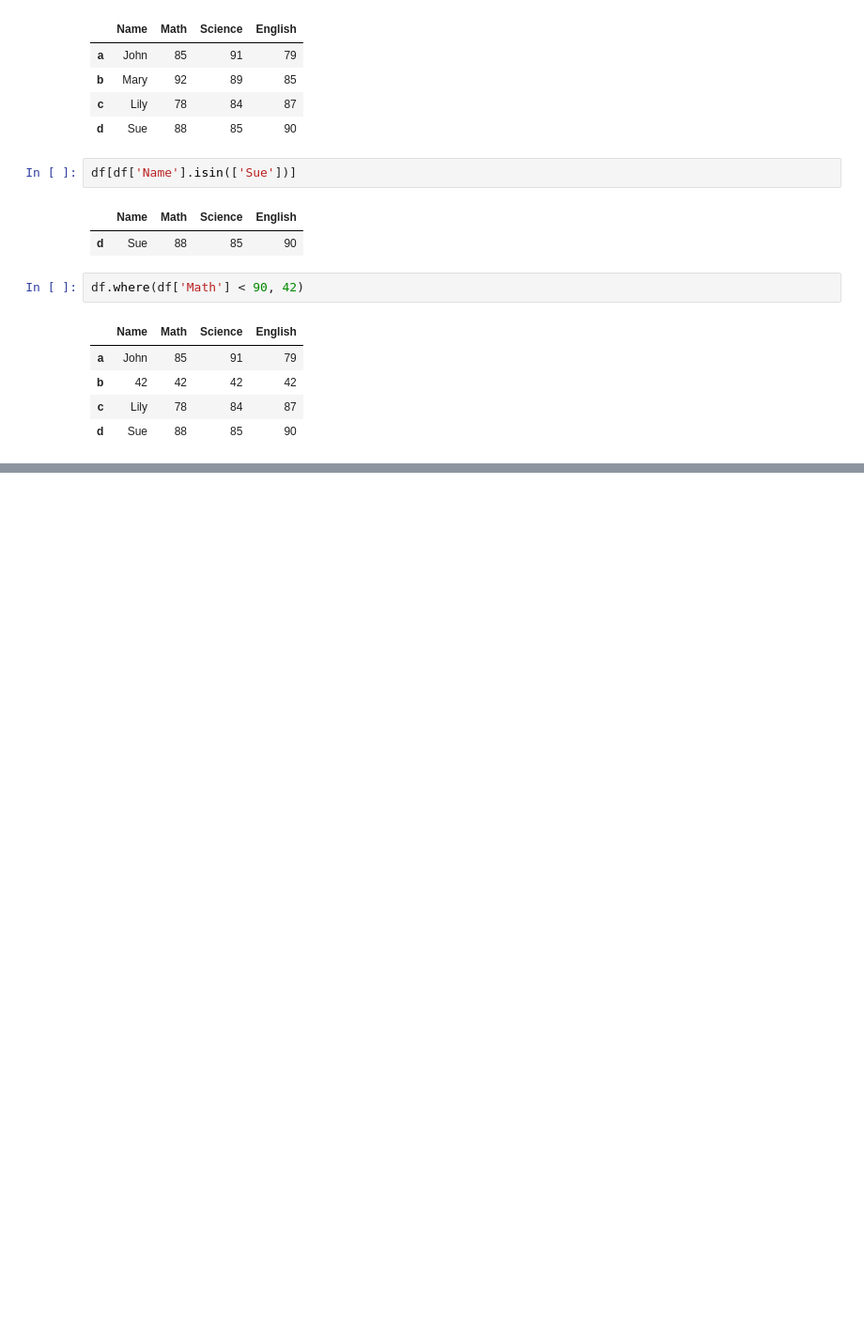
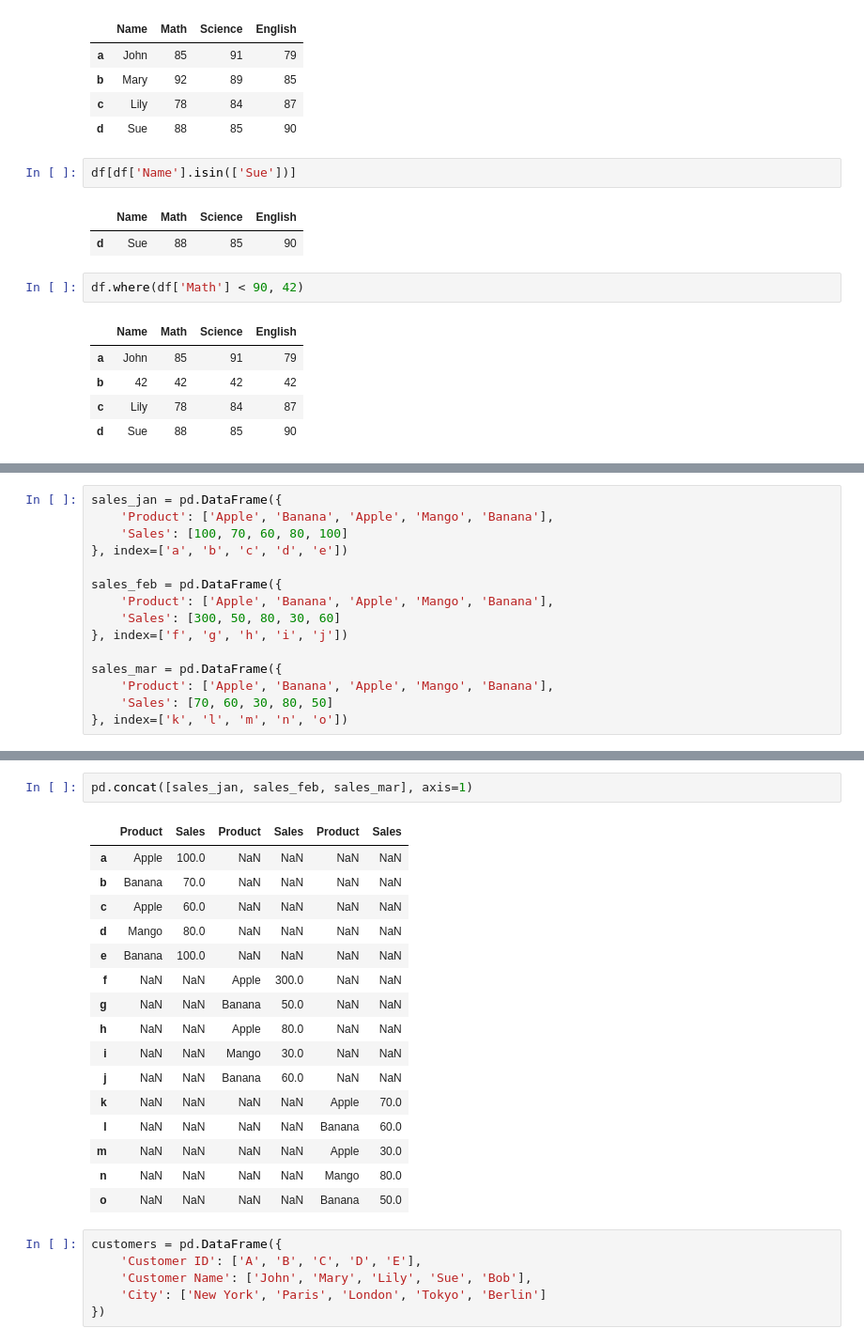
Before and after one commit to PotapenkoOleg/ai-notebooks, a Jupyter notebook: ai_notebooks/pandas/youtube_course.ipynb, the cells around one changed output, grey strips where cells are left out. Shown at 94% size. Saved outputs shown, nothing was run; the diff lists cells and outputs as text; blank space fills up the shorter version.

```diff
--- a/ai_notebooks/pandas/youtube_course.ipynb
+++ b/ai_notebooks/pandas/youtube_course.ipynb
@@ -218,0 +500,15 @@ df.where(df['Math'] < 90, 42)
+# %%
+sales_jan = pd.DataFrame({
+    'Product': ['Apple', 'Banana', 'Apple', 'Mango', 'Banana'],
+    'Sales': [100, 70, 60, 80, 100]
+}, index=['a', 'b', 'c', 'd', 'e'])
+
+sales_feb = pd.DataFrame({
+    'Product': ['Apple', 'Banana', 'Apple', 'Mango', 'Banana'],
+    'Sales': [300, 50, 80, 30, 60]
+}, index=['f', 'g', 'h', 'i', 'j'])
+
+sales_mar = pd.DataFrame({
+    'Product': ['Apple', 'Banana', 'Apple', 'Mango', 'Banana'],
+    'Sales': [70, 60, 30, 80, 50]
+}, index=['k', 'l', 'm', 'n', 'o'])
@@ -218,0 +538,25 @@ df.where(df['Math'] < 90, 42)
+# %%
+pd.concat([sales_jan, sales_feb, sales_mar], axis=1)
+# %% [output]
+|  | Product | Sales | Product | Sales | Product | Sales |
+| a | Apple | 100.0 | NaN | NaN | NaN | NaN |
+| b | Banana | 70.0 | NaN | NaN | NaN | NaN |
+| c | Apple | 60.0 | NaN | NaN | NaN | NaN |
+| d | Mango | 80.0 | NaN | NaN | NaN | NaN |
+| e | Banana | 100.0 | NaN | NaN | NaN | NaN |
+| f | NaN | NaN | Apple | 300.0 | NaN | NaN |
+| g | NaN | NaN | Banana | 50.0 | NaN | NaN |
+| h | NaN | NaN | Apple | 80.0 | NaN | NaN |
+| i | NaN | NaN | Mango | 30.0 | NaN | NaN |
+| j | NaN | NaN | Banana | 60.0 | NaN | NaN |
+| k | NaN | NaN | NaN | NaN | Apple | 70.0 |
+| l | NaN | NaN | NaN | NaN | Banana | 60.0 |
+| m | NaN | NaN | NaN | NaN | Apple | 30.0 |
+| n | NaN | NaN | NaN | NaN | Mango | 80.0 |
+| o | NaN | NaN | NaN | NaN | Banana | 50.0 |
+# %%
+customers = pd.DataFrame({
+    'Customer ID': ['A', 'B', 'C', 'D', 'E'],
+    'Customer Name': ['John', 'Mary', 'Lily', 'Sue', 'Bob'],
+    'City': ['New York', 'Paris', 'London', 'Tokyo', 'Berlin']
+})
```
Also changed, not shown: parts of 82 cells of this notebook, 1 other file.
